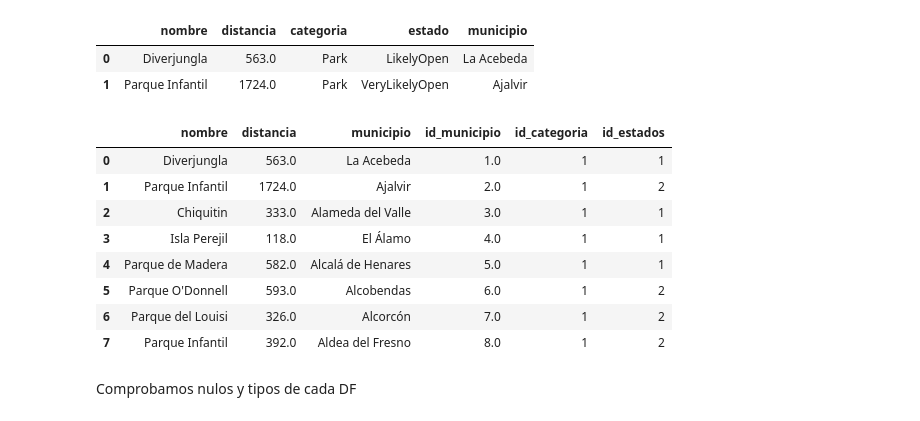
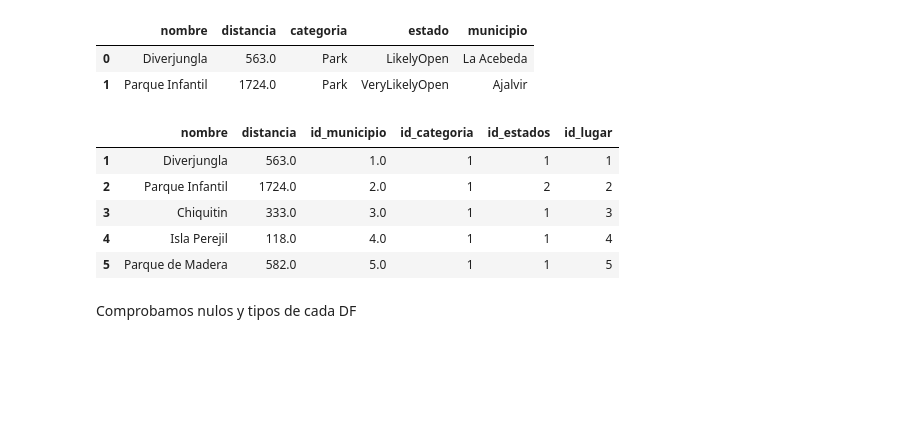
Before and after one commit to jgilsu11/laboratorio-modulo4-leccion03-SQL_y_Python, a Jupyter notebook: Df_completo.ipynb, the cells around one changed output. Saved outputs shown, nothing was run; the diff lists cells and outputs as text; code cells hidden in the pictures; blank space fills up the shorter version.

```diff
--- a/Df_completo.ipynb
+++ b/Df_completo.ipynb
@@ -321,7 +324,7 @@ df_lugar.head(2)
 # lista_estados = list(datos.values)
 # for i in range(0, len(datos_cielo)):
 #     diccionario[datos_cielo[i]] = lista_estados[i]
-df_lugar["id_tiempo"] = df_lugar["municipio"].map(diccionario1)
+
 df_lugar["id_municipio"] = df_lugar["municipio"].map(diccionario1)
 # %%
 
@@ -347,19 +350,17 @@ df_lugar["id_estados"] = df_lugar["estado"].map(diccionario)
 df_lugar.drop(columns="categoria", inplace=True)
 df_lugar.drop(columns="estado", inplace=True)
 df_lugar.drop(columns="municipio", inplace=True)
-# %%
-
-df_lugar.head(8)
-# %% [output]
-|  | nombre | distancia | municipio | id_municipio | id_categoria | id_estados |
-| 0 | Diverjungla | 563.0 | La Acebeda | 1.0 | 1 | 1 |
-| 1 | Parque Infantil | 1724.0 | Ajalvir | 2.0 | 1 | 2 |
-| 2 | Chiquitin | 333.0 | Alameda del Valle | 3.0 | 1 | 1 |
-| 3 | Isla Perejil | 118.0 | El Álamo | 4.0 | 1 | 1 |
-| 4 | Parque de Madera | 582.0 | Alcalá de Henares | 5.0 | 1 | 1 |
-| 5 | Parque O'Donnell | 593.0 | Alcobendas | 6.0 | 1 | 2 |
-| 6 | Parque del Louisi | 326.0 | Alcorcón | 7.0 | 1 | 2 |
-| 7 | Parque Infantil | 392.0 | Aldea del Fresno | 8.0 | 1 | 2 |
+# %%
+df_lugar.index = pd.RangeIndex(start=1,stop = len(df_lugar)+1,step=1)
+df_lugar["id_lugar"]=df_lugar.index
+df_lugar.head()
+# %% [output]
+|  | nombre | distancia | id_municipio | id_categoria | id_estados | id_lugar |
+| 1 | Diverjungla | 563.0 | 1.0 | 1 | 1 | 1 |
+| 2 | Parque Infantil | 1724.0 | 2.0 | 1 | 2 | 2 |
+| 3 | Chiquitin | 333.0 | 3.0 | 1 | 1 | 3 |
+| 4 | Isla Perejil | 118.0 | 4.0 | 1 | 1 | 4 |
+| 5 | Parque de Madera | 582.0 | 5.0 | 1 | 1 | 5 |
 # %% [markdown]
 Comprobamos nulos y tipos de cada DF
 # %%
```
Also changed, not shown: parts of 13 cells of this notebook.
